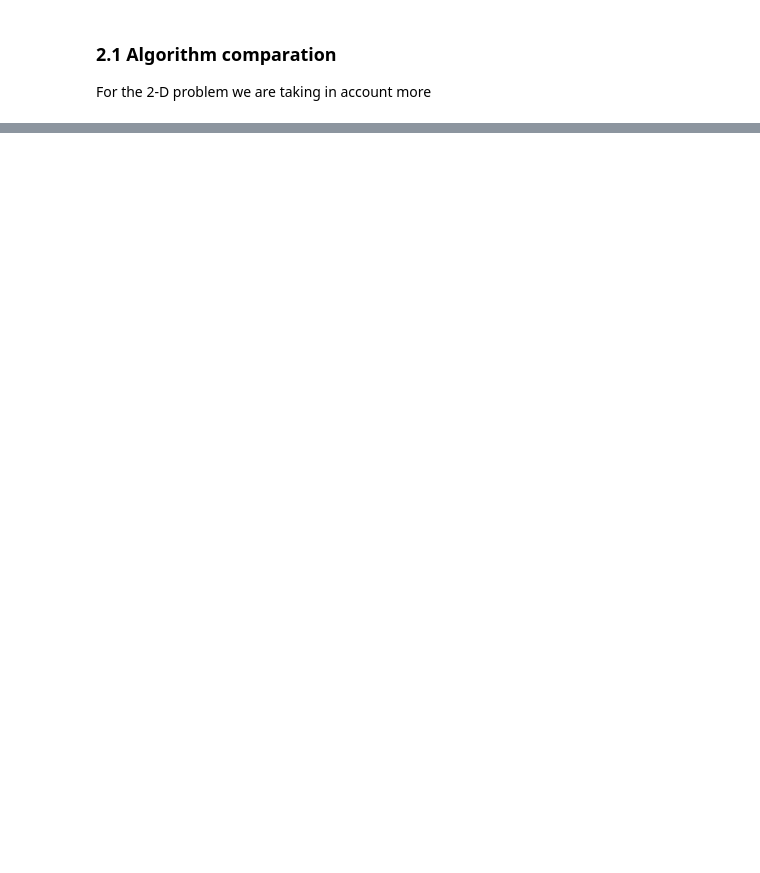
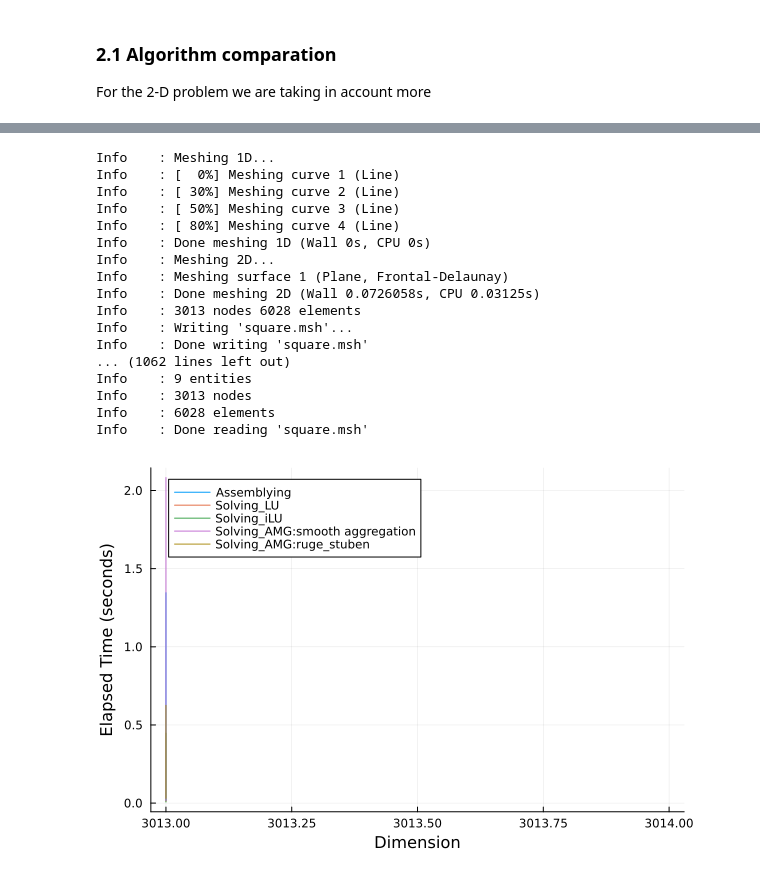
Before and after one commit to Dr4k3z/Athens-FEM, a Jupyter notebook: 1D Problem group5.ipynb, the cells around one changed output, grey strips where cells are left out. Drawn from its saved outputs; the diff is of its cells as text; code cells hidden in the pictures; blank space fills up the shorter version.

```diff
--- a/1D Problem group5.ipynb
+++ b/1D Problem group5.ipynb
@@ -235,3 +247,11 @@ include("group4-2D.jl")
 # %% [markdown]
 ### 2.1 Algorithm comparation
 For the 2-D problem we are taking in account more
+# %%
+function LU_pre(m)
+    return lu(m)
+end
+
+function LU_calc(lu, f)
+    return lu\f
+end
@@ -237,0 +333,61 @@ For the 2-D problem we are taking in account more
+# %%
+
+# Set the dimensions for the loop (e.g., from 2 to 100000 with a step of 1000)
+dimensions = 2:1:50
+
+times_assembly = []
+times_iLU = []
+times_LU = []
+times_minres=[]
+times_AMGsa=[]
+times_AMGrs=[]
+times_meshProduce=[]
+steps = []
+
+#times_minres = []
+# Solve linear systems and collect elapsed times
+for n in dimensions
+    time = solve_and_write_time(n)
+
+    push!(steps, time[7])
+
+    push!(times_assembly, time[1])
+
+
+    push!(times_iLU, time[2])
+    push!(times_minres,time[5])
+
+    push!(times_LU,time[6])
+
+    push!(times_AMGsa,time[3])
+    push!(times_AMGrs,time[4])
+
+end
+
+# Plot the graph
+Plots.plot(steps, times_assembly, xlabel="Dimension", ylabel="Elapsed Time (seconds)", label="Assemblying", legend=:topleft)
+#Plots.plot!(steps, times_meshProduce, label="meshProduce")
+Plots.plot!(steps,times_LU, label="Solving_LU")
+Plots.plot!(steps,times_iLU, label="Solving_iLU")
+#plots.plot!(dimensions,times_minres, label="Solving MINRES")
+Plots.plot!(steps,times_AMGsa, label="Solving_AMG:smooth aggregation")
+Plots.plot!(steps,times_AMGrs, label="Solving_AMG:ruge_stuben")
+# %% [output]
+Info    : Meshing 1D...
+Info    : [  0%] Meshing curve 1 (Line)
+Info    : [ 30%] Meshing curve 2 (Line)
+Info    : [ 50%] Meshing curve 3 (Line)
+Info    : [ 80%] Meshing curve 4 (Line)
+Info    : Done meshing 1D (Wall 0s, CPU 0s)
+Info    : Meshing 2D...
+Info    : Meshing surface 1 (Plane, Frontal-Delaunay)
+Info    : Done meshing 2D (Wall 0.0726058s, CPU 0.03125s)
+Info    : 3013 nodes 6028 elements
+Info    : Writing 'square.msh'...
+Info    : Done writing 'square.msh'
+... (1062 lines left out)
+Info    : 9 entities
+Info    : 3013 nodes
+Info    : 6028 elements
+Info    : Done reading 'square.msh'
+[figure, added]
```
Also changed, not shown: parts of 10 cells of this notebook, 1 other file.
